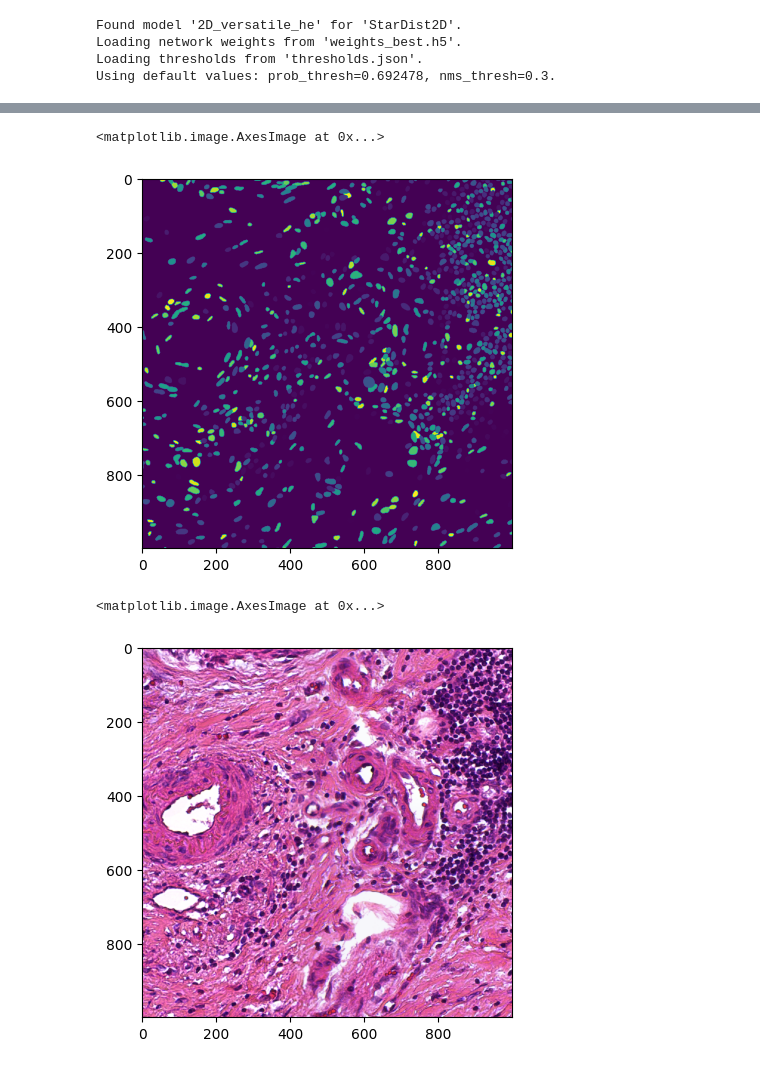
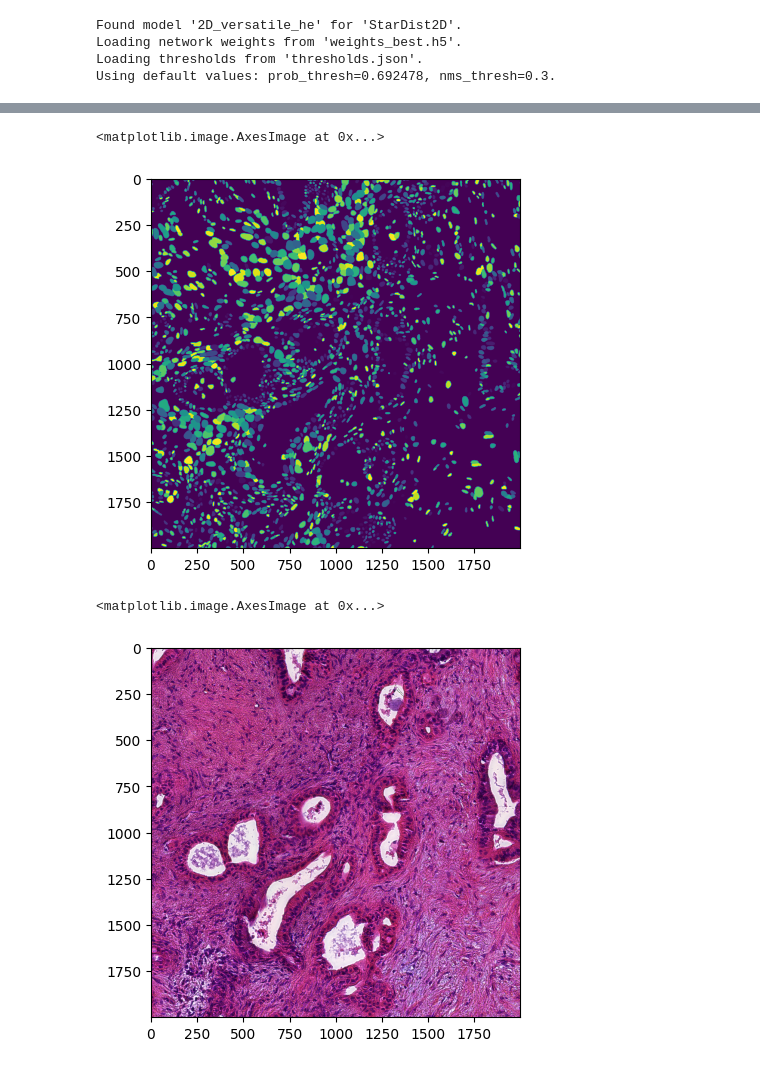
Before and after one commit to estorrs/deep-spatial-genomics, a Jupyter notebook: notebooks/stardist_segmentation.ipynb, the cells around one changed output, grey strips where cells are left out. Saved outputs shown, nothing was run; the diff lists cells and outputs as text; code cells hidden in the pictures.

```diff
--- a/notebooks/stardist_segmentation.ipynb
+++ b/notebooks/stardist_segmentation.ipynb
@@ -29,6 +29,7 @@ key = '1X_trimmed'
 # %% [markdown]
 #### load data
 # %%
-a = sc.read_h5ad('../data/pdac/HT270P1-S1H1U1/adata.h5ad')
+sample = 'HT434P1-S1H3U1'
+a = sc.read_h5ad(f'../data/pdac/{sample}/adata.h5ad')
 a
 # %% [output]
@@ -49,6 +50,6 @@ a.uns['rescaled_he'].keys()
 # %% [output]
 dict_keys(['16X_notrim', '16X_trimmed', '1X_notrim', '1X_trimmed', '2X_notrim', '2X_trimmed', '4X_notrim', '4X_trimmed', '512x512_notrim', '512x512_trimmed', '8X_notrim', '8X_trimmed'])
 # %%
-hires_he_img = a.uns['rescaled_he']['1X_notrim']
+hires_he_img = a.uns['rescaled_he'][key]
 hires_he_img.shape
 # %% [output]
@@ -56,5 +57,3 @@ hires_he_img.shape
-# %%
-hires_he_img = hires_he_img[8000:9000, 8000:9000]
 # %%
 img = sq.im.ImageContainer(hires_he_img, layer="image")
 # %% [markdown]
@@ -173,11 +130,11 @@ x = np.asarray(img['segmented_stardist_default'].as_numpy().squeeze())
 # %%
-plt.imshow(x[8000:9000, 8000:9000])
+plt.imshow(x[6000:8000, 6000:8000])
 # %% [output]
 <matplotlib.image.AxesImage at 0x...>
-[figure, old version]
+[figure, new version]
 # %%
-plt.imshow(a.uns['rescaled_he']['1X_notrim'][8000:9000, 8000:9000])
+plt.imshow(hires_he_img[6000:8000, 6000:8000])
 # %% [output]
 <matplotlib.image.AxesImage at 0x...>
-[figure, old version]
+[figure, new version]
 # %%
```
Also changed, not shown: parts of 15 cells of this notebook, 3 other files.
